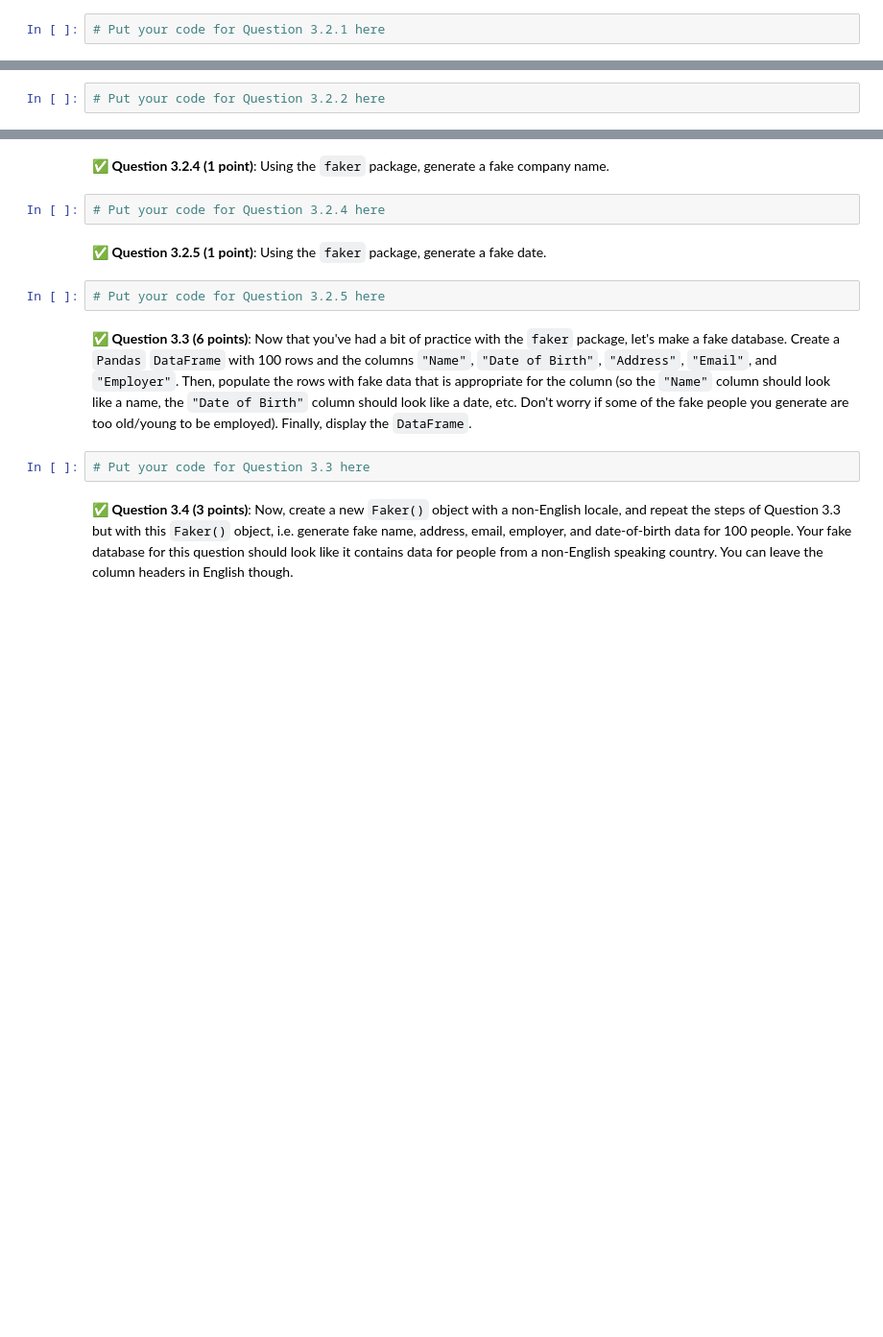
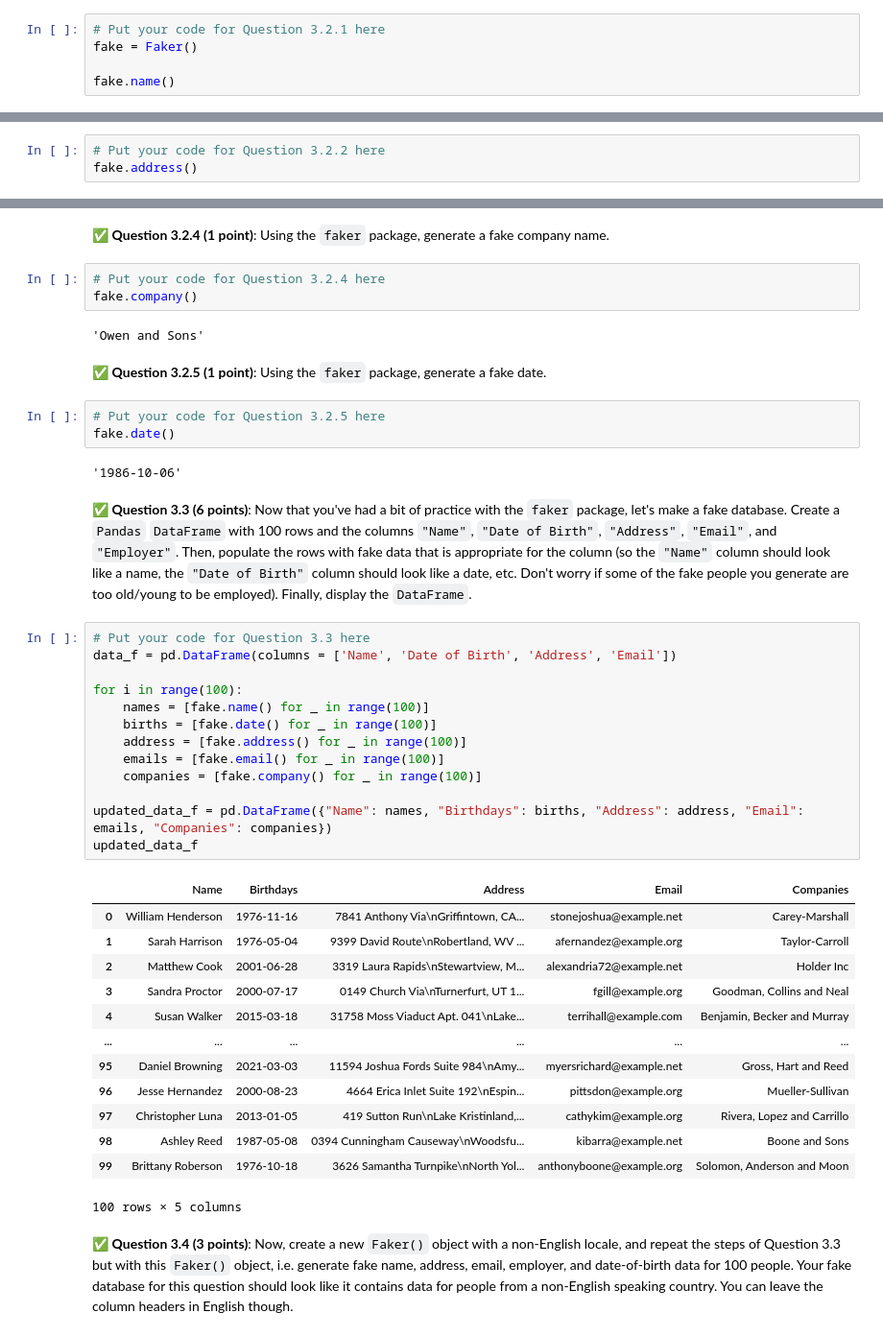
Before and after one commit to abhijit-allu/midterm, a Jupyter notebook: CMSE202-Midterm-Section002-STUDENT.ipynb, the cells around one changed output, grey strips where cells are left out. Shown at 96% size. Cells and saved outputs as stored; diff of their text form; blank space fills up the shorter version.

```diff
--- a/CMSE202-Midterm-Section002-STUDENT.ipynb
+++ b/CMSE202-Midterm-Section002-STUDENT.ipynb
@@ -260,3 +260,6 @@ from faker import Faker
 &#9989; **Question 3.2.1 (1 point)**: Using the `faker` package, generate a fake name.
 # %%
 # Put your code for Question 3.2.1 here
+fake = Faker()
+
+fake.name()
@@ -264,3 +269,4 @@ from faker import Faker
 &#9989; **Question 3.2.2 (1 point)**: Using the `faker` package, generate a fake mailing address.
 # %%
 # Put your code for Question 3.2.2 here
+fake.address()
@@ -272,13 +283,44 @@ from faker import Faker
 &#9989; **Question 3.2.4 (1 point)**: Using the `faker` package, generate a fake company name.
 # %%
 # Put your code for Question 3.2.4 here
+fake.company()
+# %% [output]
+'Owen and Sons'
 # %% [markdown]
 &#9989; **Question 3.2.5 (1 point)**: Using the `faker` package, generate a fake date.
 # %%
 # Put your code for Question 3.2.5 here
+fake.date()
+# %% [output]
+'1986-10-06'
 # %% [markdown]
 &#9989; **Question 3.3 (6 points)**: Now that you've had a bit of practice with the `faker` package, let's make a fake database. Create a `Pandas` `DataFrame` with 100 rows and the columns `"Name"`, `"Date of Birth"`, `"Address"`, `"Email"`, and `"Employer"`. Then, populate the rows with fake data that is appropriate for the column (so the `"Name"` column should look like a name, the `"Date of Birth"` column should look like a date, etc. Don't worry if some of the fake people you generate are too old/young to be employed). Finally, display the `DataFrame`.
-# %%
-# Put your code for Question 3.3 here
+# %%
+# Put your code for Question 3.3 here
+data_f = pd.DataFrame(columns = ['Name', 'Date of Birth', 'Address', 'Email'])
+
+for i in range(100):
+    names = [fake.name() for _ in range(100)]
+    births = [fake.date() for _ in range(100)]
+    address = [fake.address() for _ in range(100)]
+    emails = [fake.email() for _ in range(100)]
+    companies = [fake.company() for _ in range(100)]
+
+updated_data_f = pd.DataFrame({"Name": names, "Birthdays": births, "Address": address, "Email": emails, "Companies": companies})
+updated_data_f
+# %% [output]
+|  | Name | Birthdays | Address | Email | Companies |
+| 0 | William Henderson | 1976-11-16 | 7841 Anthony Via\nGriffintown, CA... | stonejoshua@example.net | Carey-Marshall |
+| 1 | Sarah Harrison | 1976-05-04 | 9399 David Route\nRobertland, WV ... | afernandez@example.org | Taylor-Carroll |
+| 2 | Matthew Cook | 2001-06-28 | 3319 Laura Rapids\nStewartview, M... | alexandria72@example.net | Holder Inc |
+| 3 | Sandra Proctor | 2000-07-17 | 0149 Church Via\nTurnerfurt, UT 1... | fgill@example.org | Goodman, Collins and Neal |
+| 4 | Susan Walker | 2015-03-18 | 31758 Moss Viaduct Apt. 041\nLake... | terrihall@example.com | Benjamin, Becker and Murray |
+| ... | ... | ... | ... | ... | ... |
+| 95 | Daniel Browning | 2021-03-03 | 11594 Joshua Fords Suite 984\nAmy... | myersrichard@example.net | Gross, Hart and Reed |
+| 96 | Jesse Hernandez | 2000-08-23 | 4664 Erica Inlet Suite 192\nEspin... | pittsdon@example.org | Mueller-Sullivan |
+| 97 | Christopher Luna | 2013-01-05 | 419 Sutton Run\nLake Kristinland,... | cathykim@example.org | Rivera, Lopez and Carrillo |
+| 98 | Ashley Reed | 1987-05-08 | 0394 Cunningham Causeway\nWoodsfu... | kibarra@example.net | Boone and Sons |
+| 99 | Brittany Roberson | 1976-10-18 | 3626 Samantha Turnpike\nNorth Yol... | anthonyboone@example.org | Solomon, Anderson and Moon |
+100 rows × 5 columns
 # %% [markdown]
 &#9989; **Question 3.4 (3 points)**: Now, create a new `Faker()` object with a non-English locale, and repeat the steps of Question 3.3 but with this `Faker()` object, i.e. generate fake name, address, email, employer, and date-of-birth data for 100 people. Your fake database for this question should look like it contains data for people from a non-English speaking country. You can leave the column headers in English though.
```
Also changed, not shown: parts of 6 cells of this notebook.
